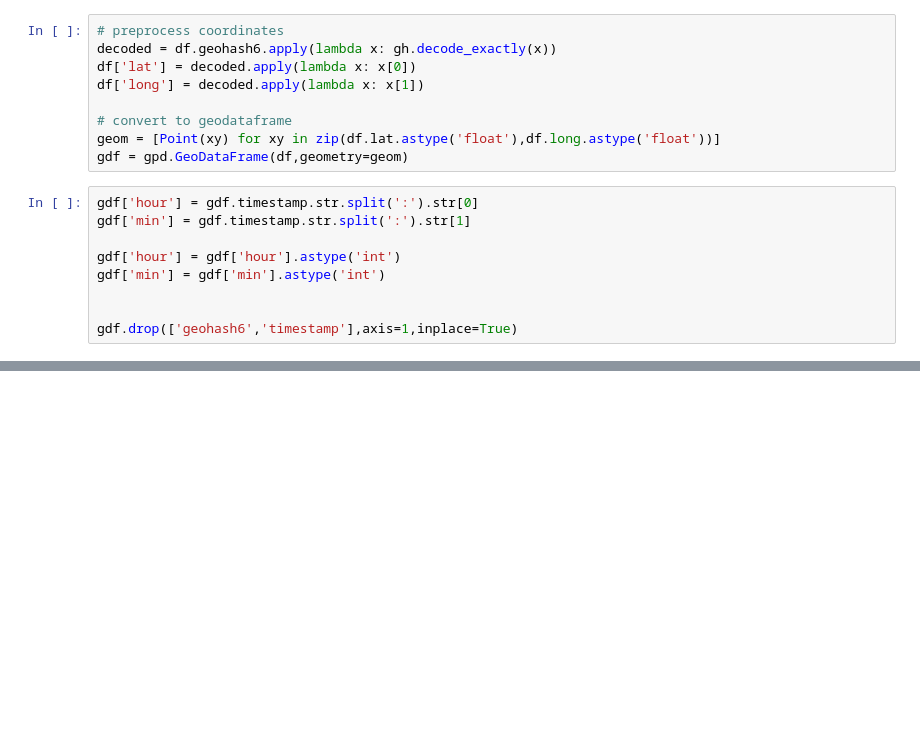
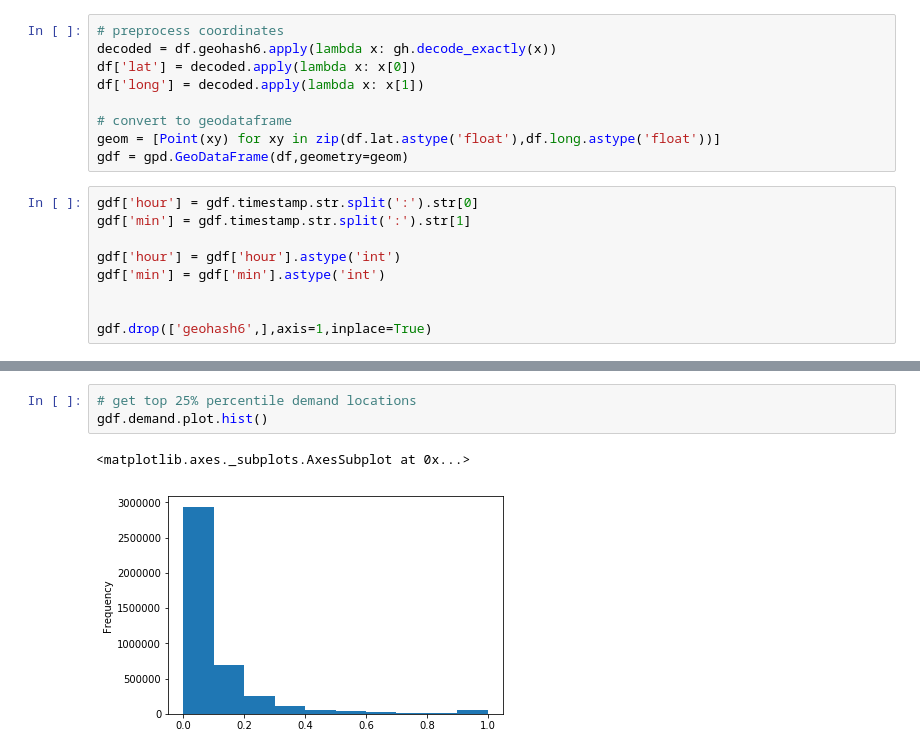
Before and after one commit to tropicalmentat/aiforsea, a Jupyter notebook: notebooks/preprocess_and_explore.ipynb, the cells around one changed output, grey strips where cells are left out. Cells and saved outputs as stored; diff of their text form; blank space fills up the shorter version.

```diff
--- a/notebooks/preprocess_and_explore.ipynb
+++ b/notebooks/preprocess_and_explore.ipynb
@@ -49,4 +57,4 @@ gdf['hour'] = gdf['hour'].astype('int')
 gdf['min'] = gdf['min'].astype('int')
 
 
-gdf.drop(['geohash6','timestamp'],axis=1,inplace=True)
+gdf.drop(['geohash6',],axis=1,inplace=True)
@@ -77,0 +77,6 @@ m
+# %%
+# get top 25% percentile demand locations
+gdf.demand.plot.hist()
+# %% [output]
+<matplotlib.axes._subplots.AxesSubplot at 0x...>
+[figure, added]
```
Also changed, not shown: parts of 7 cells of this notebook, 1 other file.
